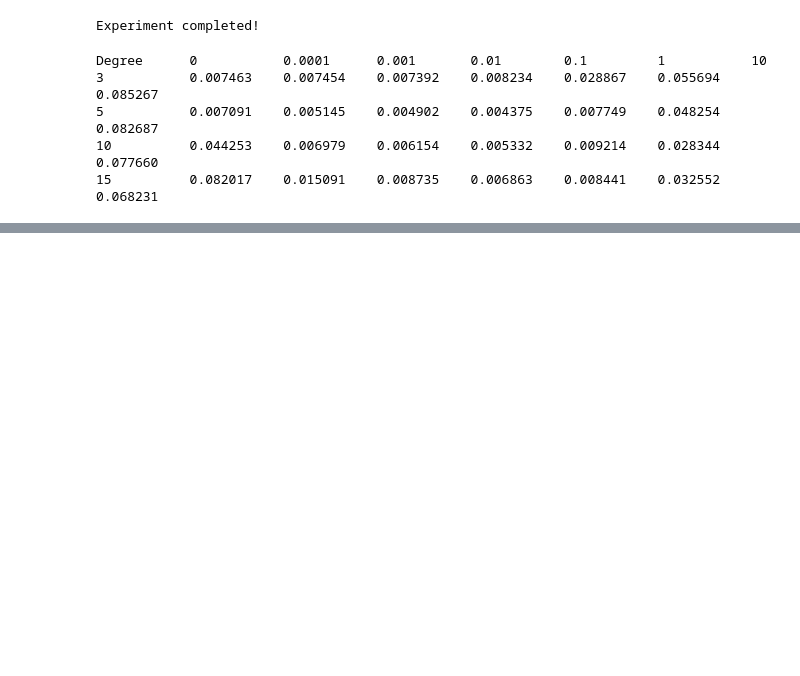
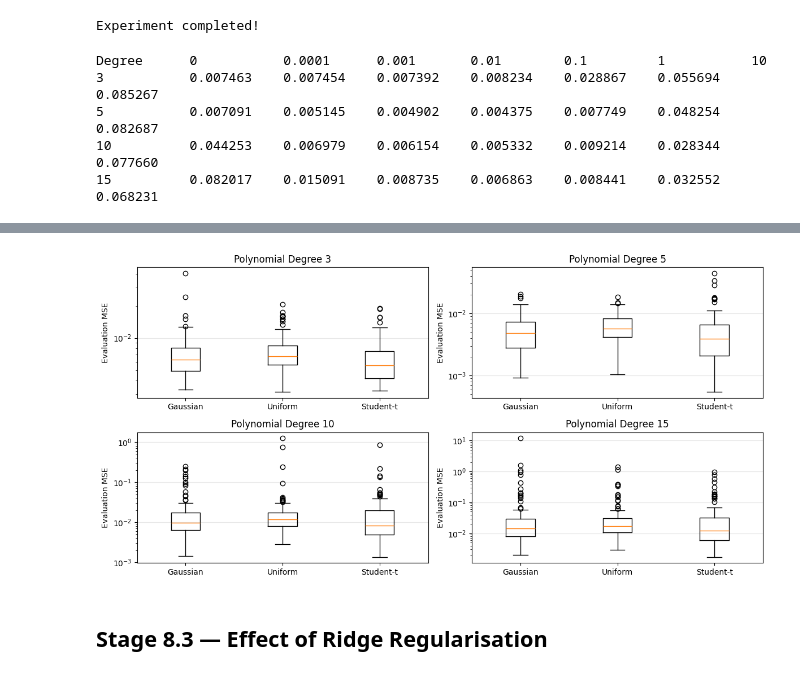
Before and after one commit to vaibhavrajput939/bias-variance-polynomial-regression, a Jupyter notebook: notebooks/polynomial_regression_research.ipynb, the cells around one changed output, grey strips where cells are left out. Drawn from its saved outputs; the diff is of its cells as text; code cells hidden in the pictures; blank space fills up the shorter version.

```diff
--- a/notebooks/polynomial_regression_research.ipynb
+++ b/notebooks/polynomial_regression_research.ipynb
@@ -914,0 +1160,33 @@ Degree      0           0.0001      0.001       0.01        0.1         1
+# %%
+plt.figure(figsize=(12, 6))
+
+for i, degree in enumerate(degrees):
+
+    plt.subplot(2, 2, i + 1)
+
+    data = [
+        df_noise_results[
+            (df_noise_results["Distribution"] == distribution) &
+            (df_noise_results["Degree"] == degree)
+        ]["Evaluation_MSE"].values
+
+        for distribution in noise_distributions
+    ]
+
+    plt.boxplot(
+        data,
+        tick_labels=noise_distributions,
+        showfliers=True
+    )
+
+    plt.yscale("log")
+    plt.title(f"Polynomial Degree {degree}")
+    plt.ylabel("Evaluation MSE")
+    plt.grid(axis="y", alpha=0.3)
+
+plt.tight_layout()
+plt.show()
+# %% [output]
+[figure, added]
+# %% [markdown]
+## Stage 8.3 — Effect of Ridge Regularisation
```
Also changed, not shown: parts of 20 cells of this notebook, 2 other files.
